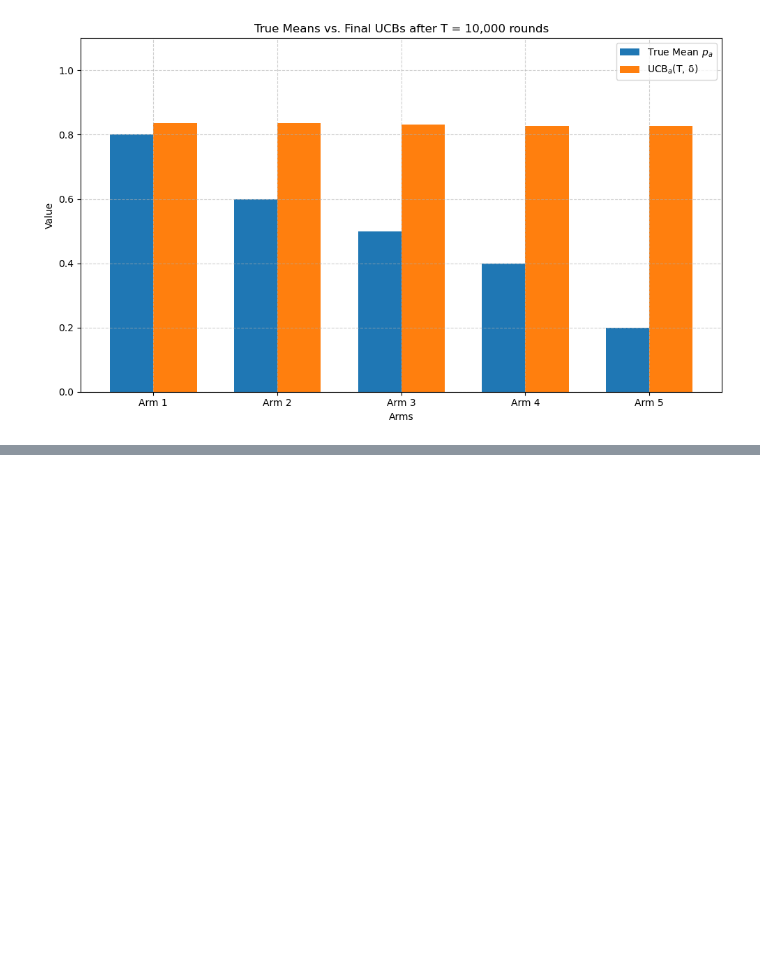
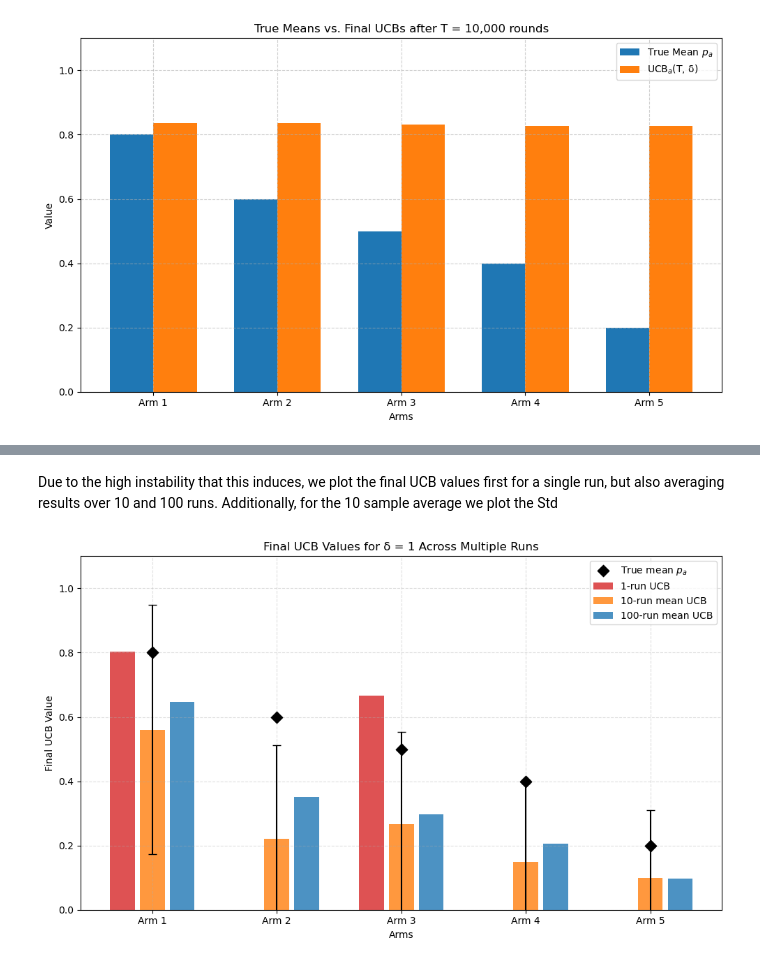
Before and after one commit to Alex-Malo/Reinforcement-Learning-basics, a Jupyter notebook: multi_armed_bandit.ipynb, the cells around one changed output, grey strips where cells are left out. Drawn from its saved outputs; the diff is of its cells as text; code cells hidden in the pictures; blank space fills up the shorter version.

```diff
--- a/multi_armed_bandit.ipynb
+++ b/multi_armed_bandit.ipynb
@@ -240,0 +374,52 @@ This experiment will help us visualize how sensitive the algorithm is to the cho
+# %% [markdown]
+Due to the high instability that this induces, we plot the final UCB values first for a single run, but also averaging results over 10 and 100 runs. Additionally, for the 10 sample average we plot the Std
+# %%
+delta_1 = 1.0
+n_arms   = len(arms)
+n_runs   = [1, 10, 100]
+colors   = ['#d62728', '#ff7f0e', '#1f77b4']  # red→orange→blue progression
+
+# Run simulations and collect final UCBs
+all_ucbs = {k: np.zeros((k, n_arms)) for k in n_runs}
+
+for k in n_runs:
+    for i in range(k):
+        _, _, _, final_ucb = simulate_bandit(arms, T, delta_1, 0.8, seed=i)
+        all_ucbs[k][i] = final_ucb
+
+# --- plotting ---
+x = np.arange(n_arms)
+width = 0.2  # Slightly narrower to fit all bars neatly
+
+plt.figure(figsize=(10, 6))
+
+# Layer 1: 1-run final UCB (bar)
+ucb1 = all_ucbs[1][0]
+plt.bar(x - width*1.2, ucb1, width, color=colors[0], alpha=0.8, label='1-run UCB')
+
+# Layer 2: mean ± SD for 10 runs (error bars on top of bars)
+mean10 = all_ucbs[10].mean(axis=0)
+std10  = all_ucbs[10].std(axis=0, ddof=1)
+plt.bar(x, mean10, width, color=colors[1], alpha=0.8, label='10-run mean UCB')
+plt.errorbar(x, mean10, yerr=std10, fmt='none', ecolor='black', capsize=4)
+
+# Layer 3: mean for 100 runs (bar)
+mean100 = all_ucbs[100].mean(axis=0)
+plt.bar(x + width*1.2, mean100, width, color=colors[2], alpha=0.8, label='100-run mean UCB')
+
+# True means (black diamonds)
+true_means = [arm.p for arm in arms]
+plt.scatter(x, true_means, color='black', marker='D', s=70, label='True mean $p_a$', zorder=5)
+
+# Cosmetics
+plt.xticks(x, [f'Arm {i+1}' for i in x])
+plt.ylim(0, 1.1)
+plt.xlabel('Arms')
+plt.ylabel('Final UCB Value')
+plt.title('Final UCB Values for δ = 1 Across Multiple Runs')
+plt.grid(True, linestyle='--', alpha=0.4)
+plt.legend()
+plt.tight_layout()
+plt.show()
+# %% [output]
+[figure, added]
```
Also changed, not shown: parts of 15 cells of this notebook.
